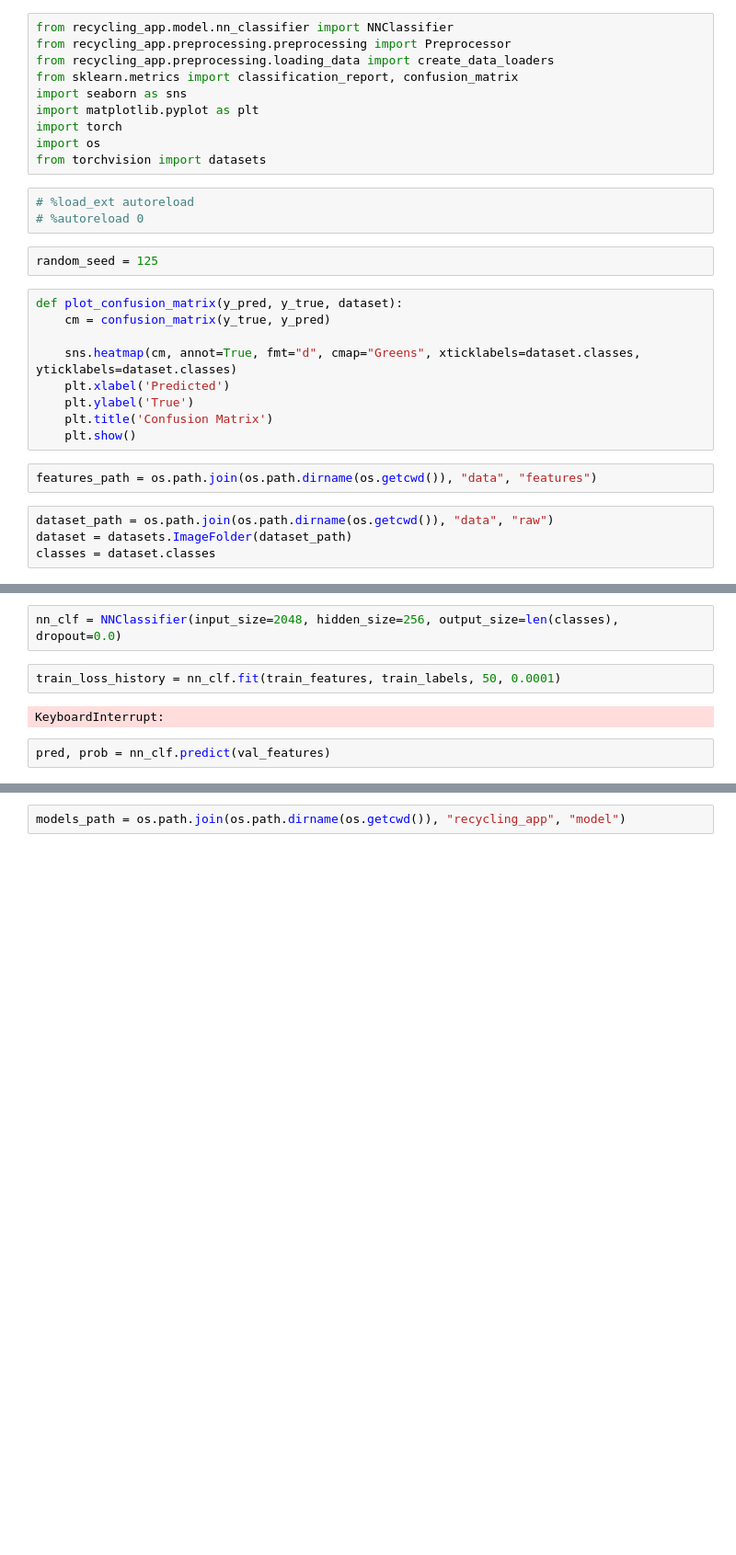
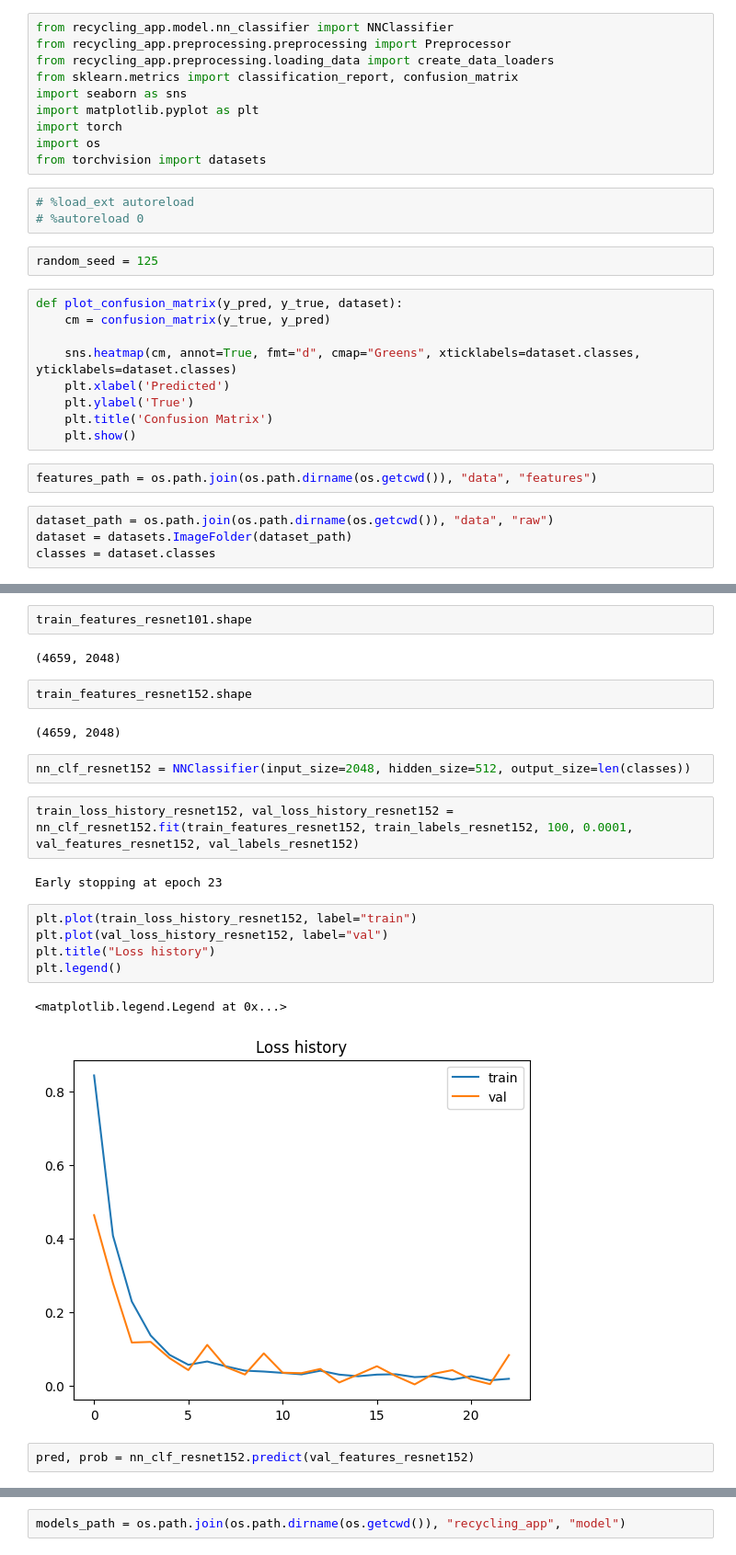
Before and after one commit to acharuza/recycling_app, a Jupyter notebook: backend/notebooks/nn_experiments.ipynb, the cells around one changed output, grey strips where cells are left out. Shown: that part at 92% size. Cells and saved outputs as stored; diff of their text form; blank space fills up the shorter version.

```diff
--- a/backend/notebooks/nn_experiments.ipynb
+++ b/backend/notebooks/nn_experiments.ipynb
@@ -42,9 +84,25 @@ train_features.shape
+# %%
+train_features_resnet101.shape
+# %% [output]
+(4659, 2048)
+# %%
+train_features_resnet152.shape
+# %% [output]
+(4659, 2048)
 # %%
-nn_clf = NNClassifier(input_size=2048, hidden_size=256, output_size=len(classes), dropout=0.0)
+nn_clf_resnet152 = NNClassifier(input_size=2048, hidden_size=512, output_size=len(classes))
-# %%
-train_loss_history = nn_clf.fit(train_features, train_labels, 50, 0.0001)
-# %% [output]
-KeyboardInterrupt:
+# %%
+train_loss_history_resnet152, val_loss_history_resnet152 = nn_clf_resnet152.fit(train_features_resnet152, train_labels_resnet152, 100, 0.0001, val_features_resnet152, val_labels_resnet152)
+# %% [output]
+Early stopping at epoch 23
+# %%
+plt.plot(train_loss_history_resnet152, label="train")
+plt.plot(val_loss_history_resnet152, label="val")
+plt.title("Loss history")
+plt.legend()
+# %% [output]
+<matplotlib.legend.Legend at 0x...>
+[figure, added]
 # %%
-pred, prob = nn_clf.predict(val_features)
+pred, prob = nn_clf_resnet152.predict(val_features_resnet152)
 # %%
```
Also changed, not shown: parts of 33 cells of this notebook, 6 other files.
